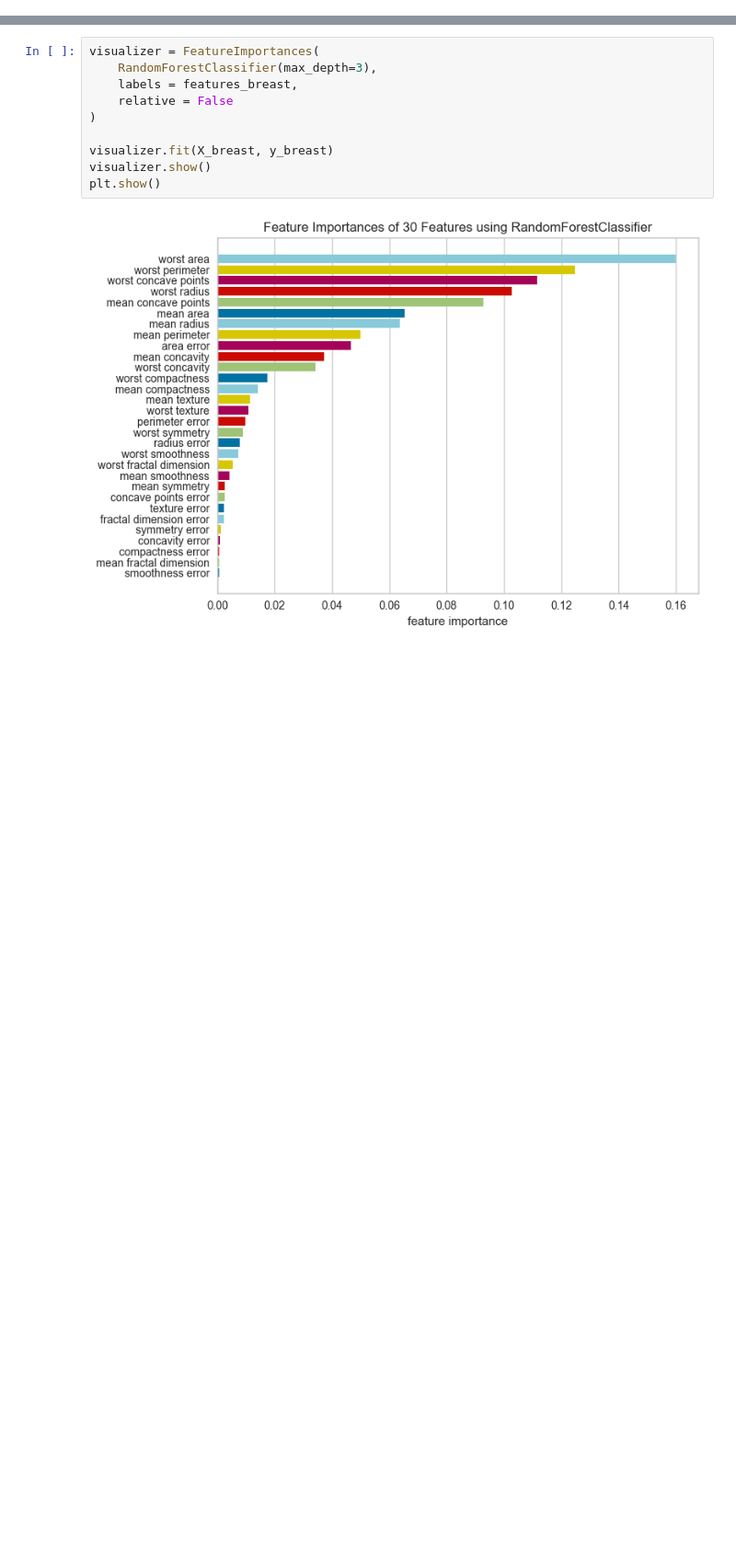
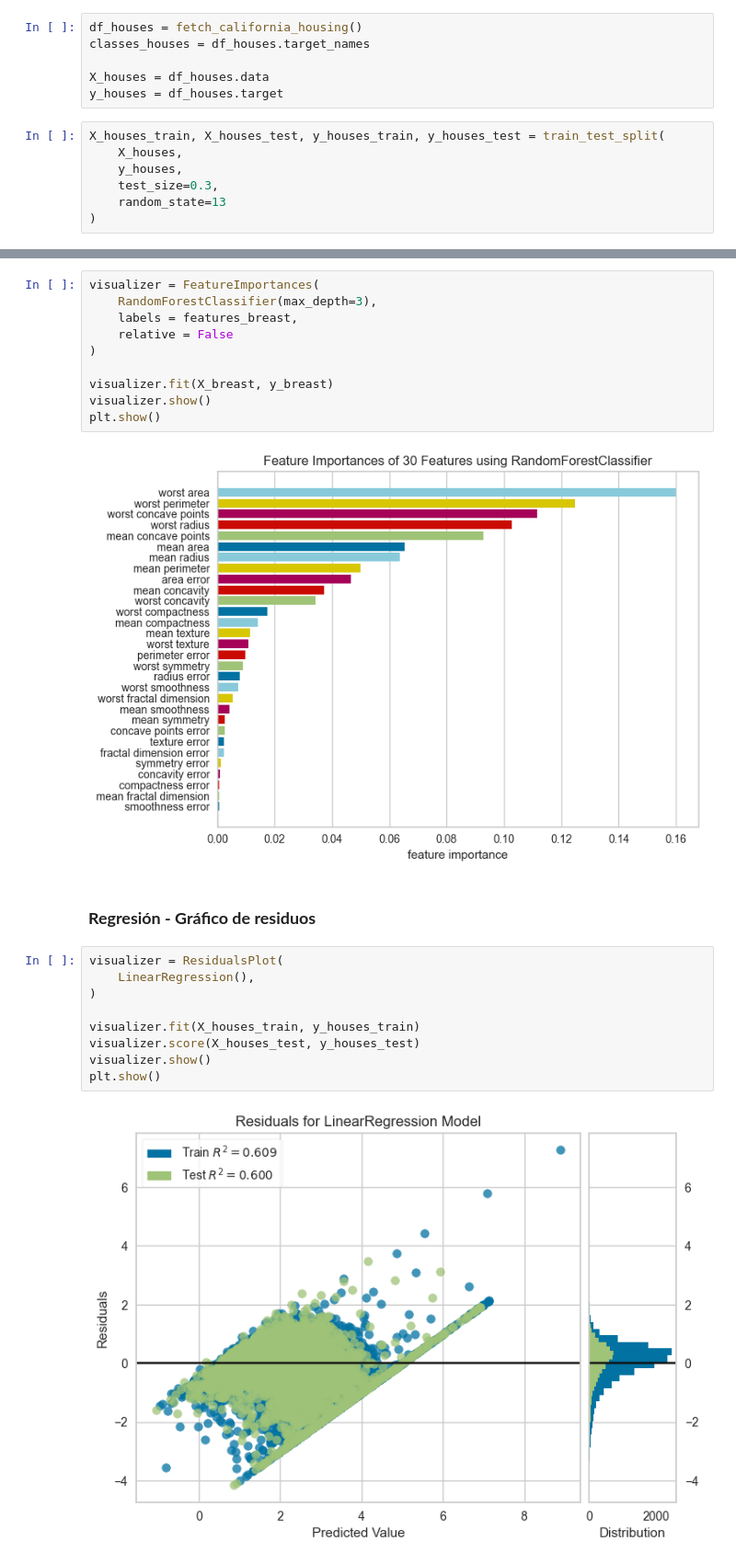
Before and after one commit to JuanFeA98/Machine_Learning, a Jupyter notebook: 04.Model_Evaluation/YellowBrick.ipynb, the cells around one changed output, grey strips where cells are left out. Shown at 92% size. Saved outputs shown, nothing was run; the diff lists cells and outputs as text; blank space fills up the shorter version.

Commit message:
viz 📈: Prediction error plot and Residual plot

```diff
--- a/04.Model_Evaluation/YellowBrick.ipynb
+++ b/04.Model_Evaluation/YellowBrick.ipynb
@@ -30,6 +35,19 @@ classes_iris = df_iris.target_names
 
 X_iris = df_iris.data
 y_iris = df_iris.target
+# %%
+df_houses = fetch_california_housing()
+classes_houses = df_houses.target_names
+
+X_houses = df_houses.data
+y_houses = df_houses.target
+# %%
+X_houses_train, X_houses_test, y_houses_train, y_houses_test = train_test_split(
+    X_houses,
+    y_houses,
+    test_size=0.3,
+    random_state=13
+)
 # %% [markdown]
 ## **Visualizaciones**
 # %% [markdown]
@@ -142,3 +160,16 @@ visualizer.show()
 plt.show()
 # %% [output]
 [figure]
+# %% [markdown]
+### **Regresión - Gráfico de residuos**
+# %%
+visualizer = ResidualsPlot(
+    LinearRegression(),
+)
+
+visualizer.fit(X_houses_train, y_houses_train)
+visualizer.score(X_houses_test, y_houses_test)
+visualizer.show()
+plt.show()
+# %% [output]
+[figure, added]
```
Also changed, not shown: parts of 4 cells of this notebook.
